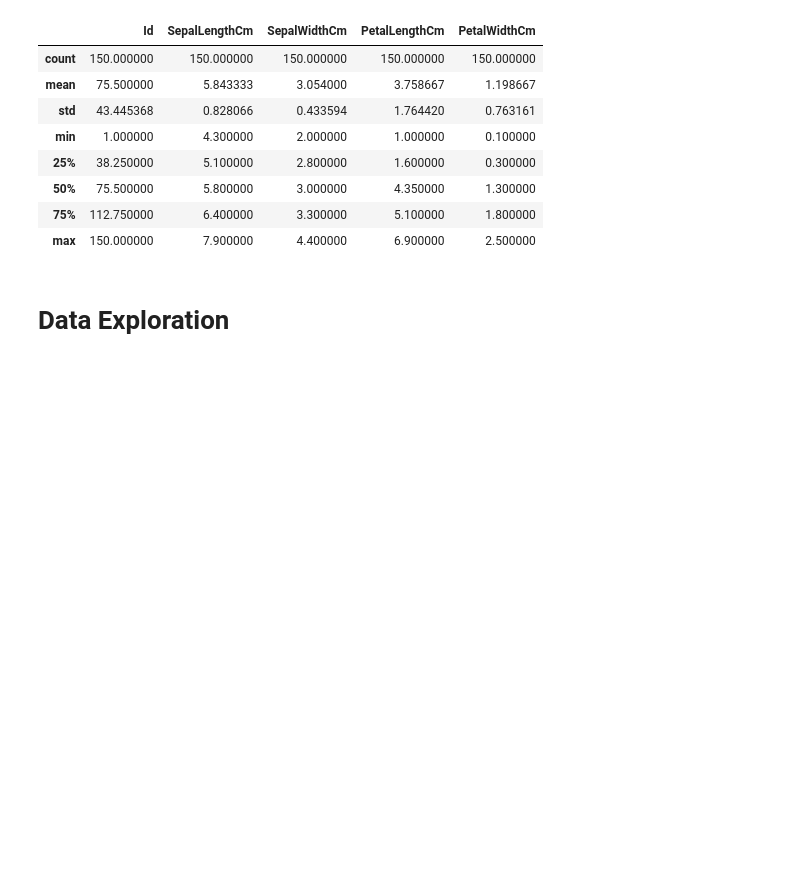
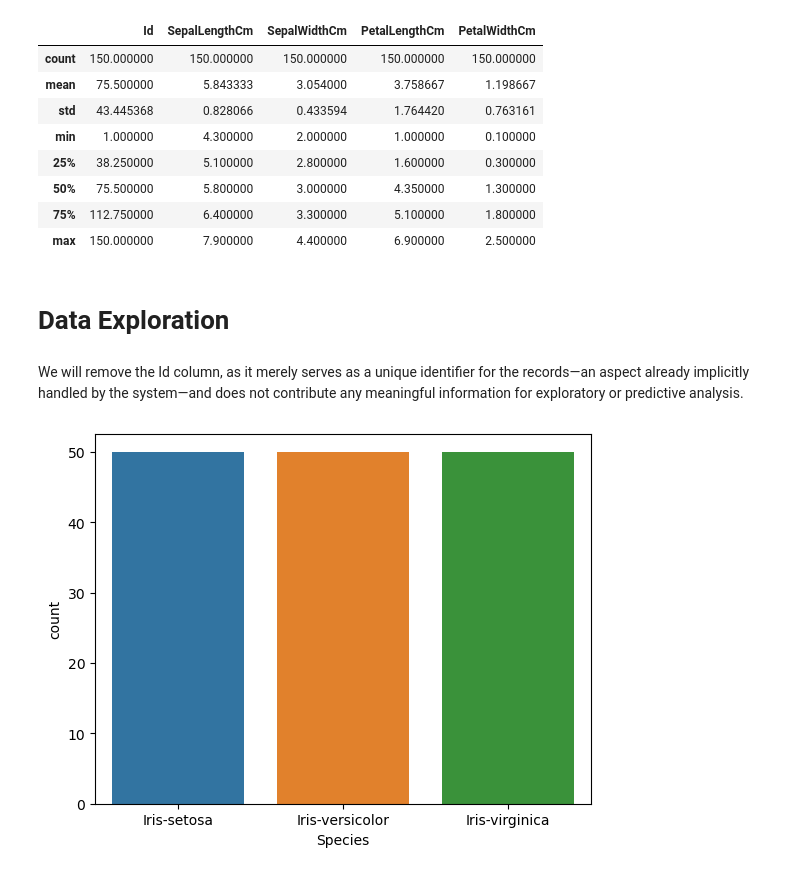
Before and after one commit to danielenotarangelo/EDA-projects, a Jupyter notebook: Iris/Iris.ipynb, the cells around one changed output. Saved outputs shown, nothing was run; the diff lists cells and outputs as text; code cells hidden in the pictures; blank space fills up the shorter version.

```diff
--- a/Iris/Iris.ipynb
+++ b/Iris/Iris.ipynb
@@ -67,5 +67,12 @@ df_iris.describe()
 | max | 150.000000 | 7.900000 | 4.400000 | 6.900000 | 2.500000 |
 # %% [markdown]
 # Data Exploration
+# %% [markdown]
+We will remove the Id column, as it merely serves as a unique identifier for the records—an aspect already implicitly handled by the system—and does not contribute any meaningful information for exploratory or predictive analysis.
 # %%
 df_iris.drop('Id', axis=1, inplace=True)
+# %%
+sns.countplot(df_iris, x='Species')
+plt.show()
+# %% [output]
+[figure, added]
```
Also changed, not shown: parts of 18 cells of this notebook, 1 other file.
